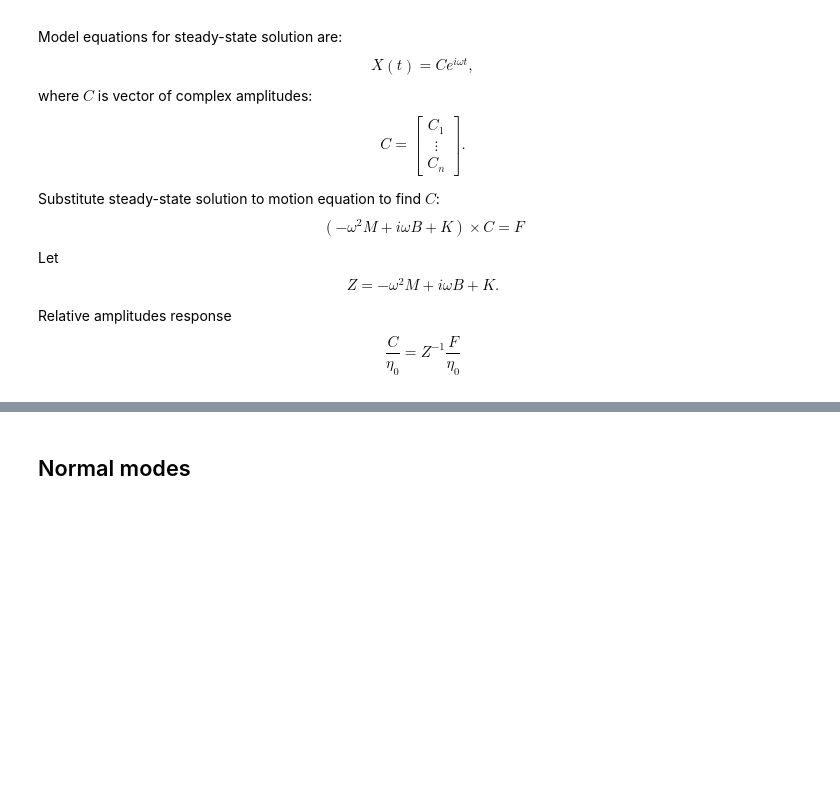
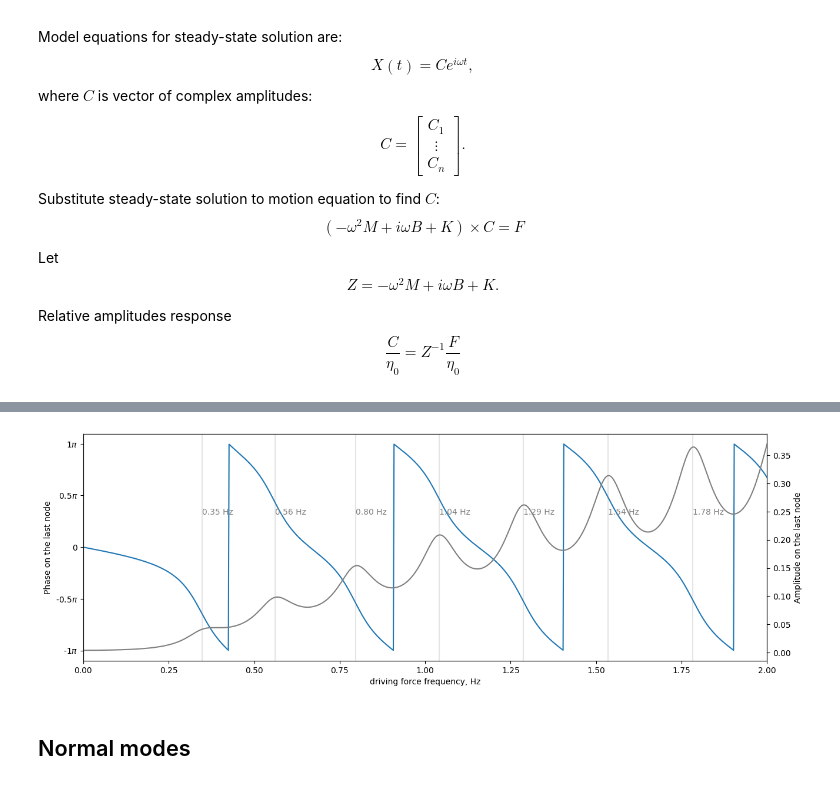
Before and after one commit to evgeny-kolonsky/Lab3_MW, a Jupyter notebook: Lab3_MW.ipynb, the cells around one changed output, grey strips where cells are left out. Drawn from its saved outputs; the diff is of its cells as text; code cells hidden in the pictures; blank space fills up the shorter version.

Commit message:
v.0.1.21 phase analysis, propagation const correction

```diff
--- a/Lab3_MW.ipynb
+++ b/Lab3_MW.ipynb
@@ -216,3 +216,32 @@ plt.xlim(0., MAX_FREQ)
+# %%
+from matplotlib.ticker import FuncFormatter, MultipleLocator
+
+MAX_FREQ = 2 #Hz
+omegas = np.linspace(0.0, MAX_FREQ * 2 * np.pi, 1000)
+#C = [amplitude(omega) for omega in omegas]
+phase = [np.angle(c[-1]) for c in C]
+A = [np.abs(c[-1]) for c in C]
+
+
+plt.figure(figsize=(15, 5))
+ax1 = plt.gca()
+ax2 = ax1.twinx()
+ax1.plot(omegas/2/np.pi, phase)
+ax2.plot(omegas/2/np.pi, A, color='gray')
+ax1.set_xlabel('driving force frequency, Hz')
+ax1.set_ylabel('Phase on the last node')
+ax1.yaxis.set_major_formatter(FuncFormatter(
+   lambda val,pos: '{:.0g}$\pi$'.format(val/np.pi) if val !=0 else '0'
+))
+ax1.yaxis.set_major_locator(MultipleLocator(base=np.pi/2))
+ax2.set_ylabel('Amplitude on the last node')
+for freq in freqs:
+  ax1.axvline(freq, color='gray', linestyle='-', alpha=0.2)
+  ax1.annotate(f'{freq:.2f} Hz', xy=(freq, 1), color='gray')
+ax1.set_xlim(0., MAX_FREQ)
+plt.show()
+# %% [output]
+[figure, added]
 # %% [markdown]
 ## Normal modes
 # %%
```
Also changed, not shown: parts of 9 cells of this notebook.
